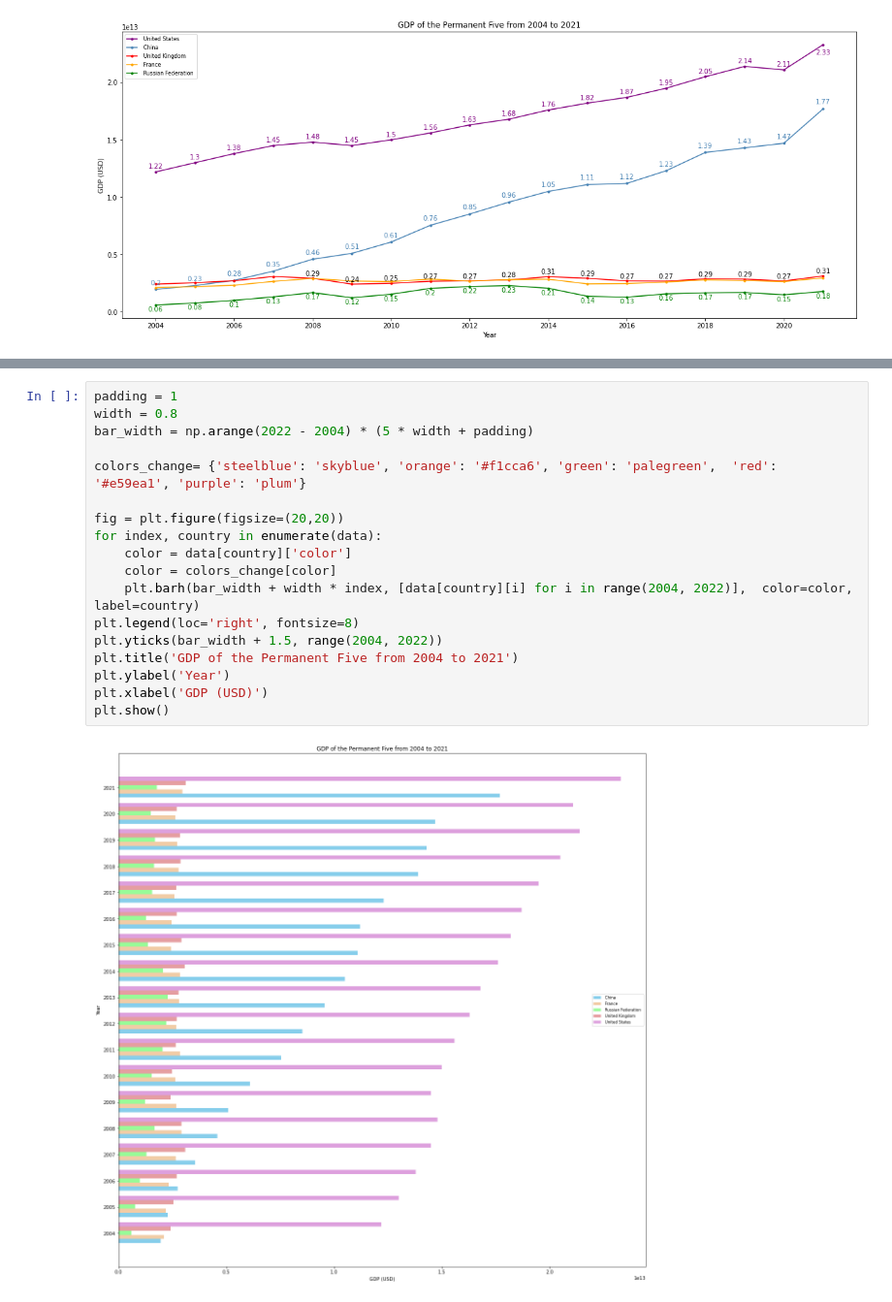
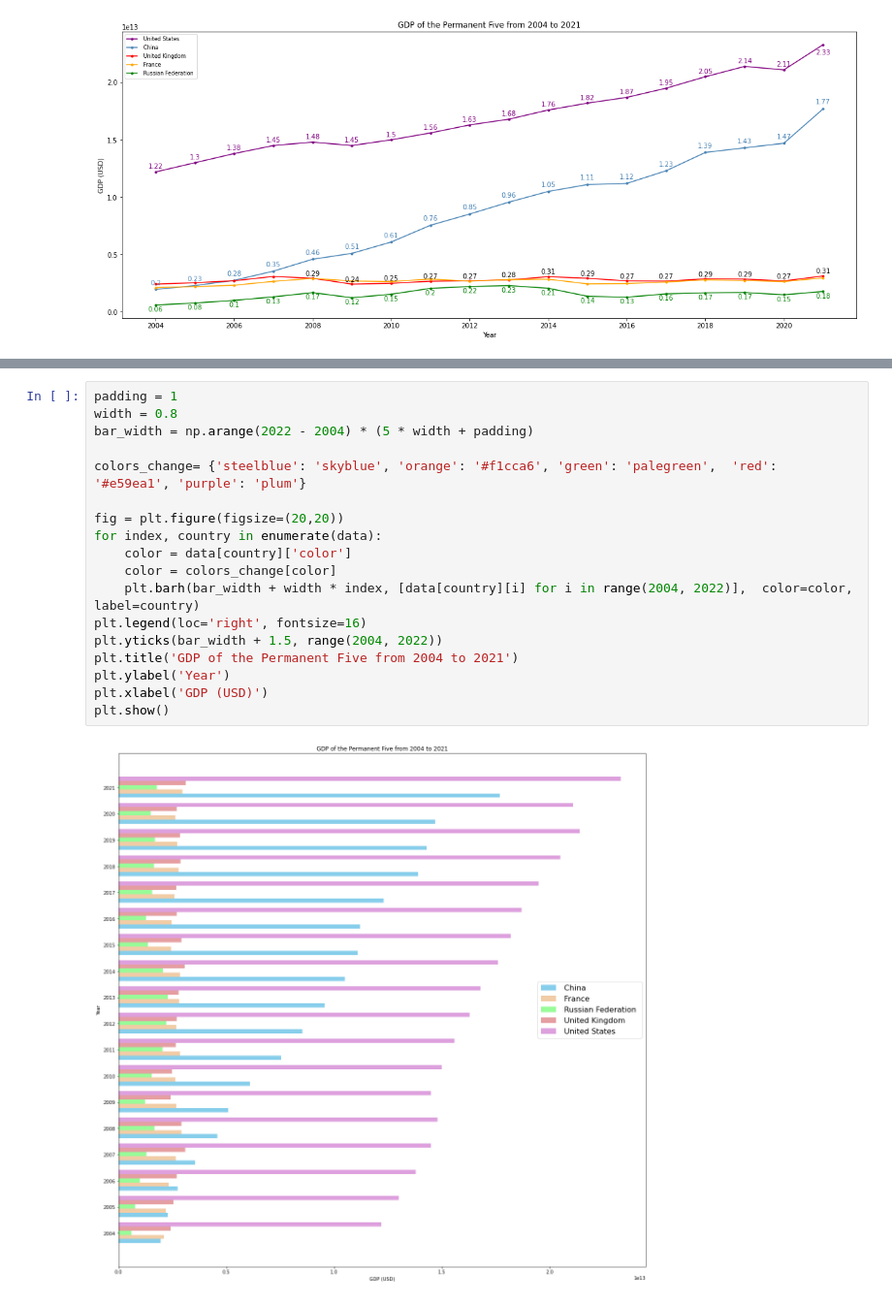
Before and after one commit to Yiz277/INFSCI-2145, a Jupyter notebook: final_report_code.ipynb, the cells around one changed output, grey strips where cells are left out. Shown: that part at 97% size. Drawn from its saved outputs; the diff is of its cells as text.

```diff
--- a/final_report_code.ipynb
+++ b/final_report_code.ipynb
@@ -185,20 +185,20 @@ plt.show()
 # %%
 padding = 1
 width = 0.8
 bar_width = np.arange(2022 - 2004) * (5 * width + padding)
 
 colors_change= {'steelblue': 'skyblue', 'orange': '#f1cca6', 'green': 'palegreen',  'red': '#e59ea1', 'purple': 'plum'}
 
 fig = plt.figure(figsize=(20,20))
 for index, country in enumerate(data):
     color = data[country]['color']
     color = colors_change[color]
     plt.barh(bar_width + width * index, [data[country][i] for i in range(2004, 2022)],  color=color, label=country)
-plt.legend(loc='right', fontsize=8)
+plt.legend(loc='right', fontsize=16)
 plt.yticks(bar_width + 1.5, range(2004, 2022))
 plt.title('GDP of the Permanent Five from 2004 to 2021')
 plt.ylabel('Year')
 plt.xlabel('GDP (USD)')
 plt.show()
 # %% [output]
-[figure, old version]
+[figure, new version]
```
Also changed, not shown: parts of 1 cell of this notebook, 1 other file.
